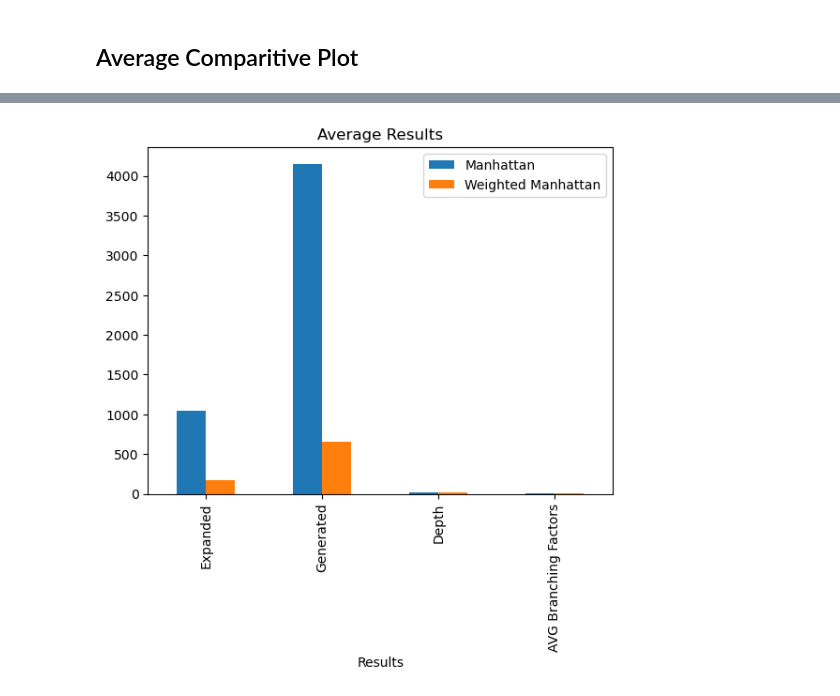
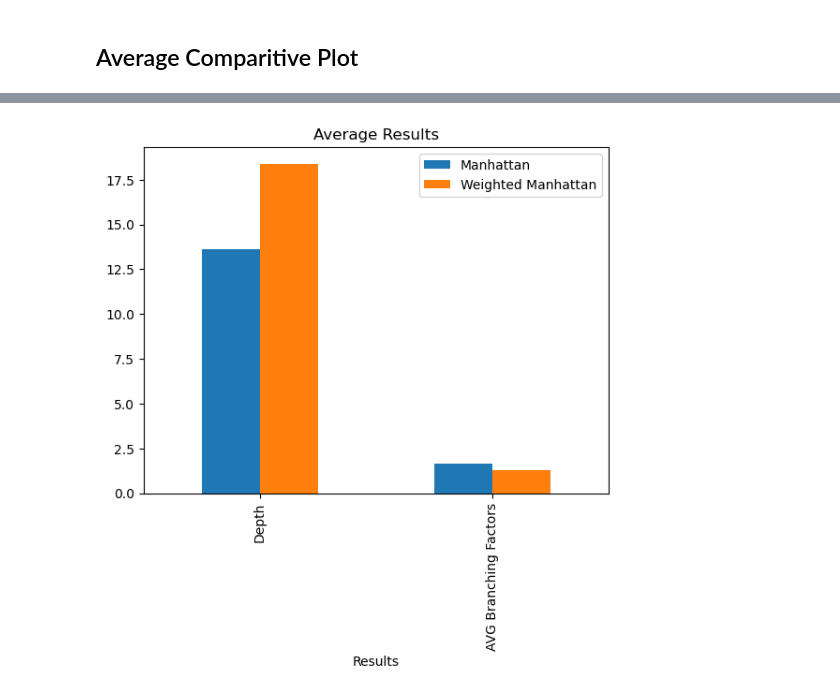
Before and after one commit to neilkale/npuzzle-search, a Jupyter notebook: code/Visualization/Visualize.ipynb, the cells around one changed output, grey strips where cells are left out. Cells and saved outputs as stored; diff of their text form; code cells hidden in the pictures.

Commit message:
updated plots and inputs to two blanks

```diff
--- a/code/Visualization/Visualize.ipynb
+++ b/code/Visualization/Visualize.ipynb
@@ -112,13 +125,13 @@ fig.savefig('WeightedManhattan.png')
 # %%
 # create data
-df = pd.DataFrame([['Expanded', AvgExpandManhattan,AvgExpandWeightedManhattan], ['Generated', AvgGenerateManhattan, AvgGenerateWeightedManhattan],['Depth', AvgDepthManhattan, AvgDepthWeightedManhattan], ['AVG Branching Factors',AvgBranchingFactorManhattan, AvgBranchingFactorWeightedManhattan]],
+df = pd.DataFrame([['Depth', AvgDepthManhattan, AvgDepthWeightedManhattan], ['AVG Branching Factors', AvgBranchingFactorManhattan, AvgBranchingFactorWeightedManhattan]],
                   columns=['Results', 'Manhattan', 'Weighted Manhattan'])
 # view data
 ax = df.plot(x='Results',
              kind='bar',
              stacked=False,
              title='Average Results')
-plt.savefig('AvgResult.png')
+plt.savefig('AvgResult2.png')
 plt.show()
 # %% [output]
-[figure, old version]
+[figure, new version]
```
Also changed, not shown: parts of 3 cells of this notebook, 13 other files.
